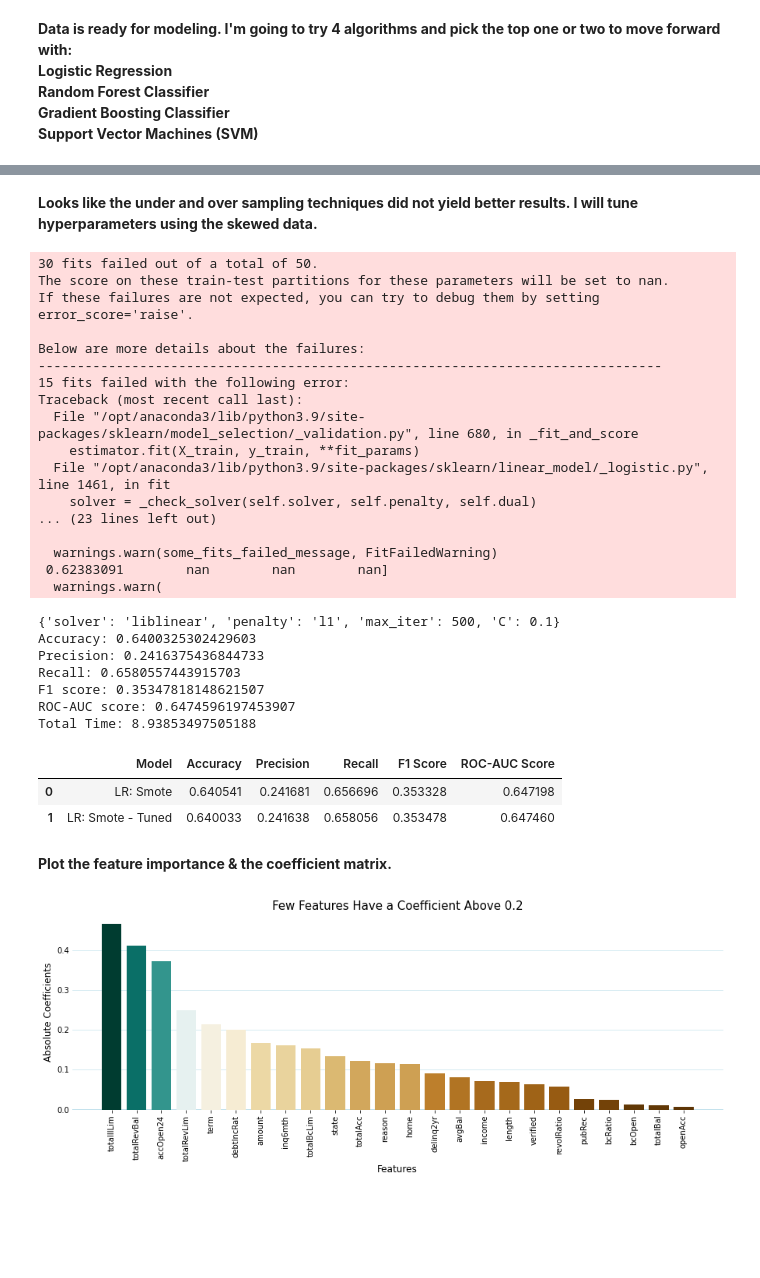
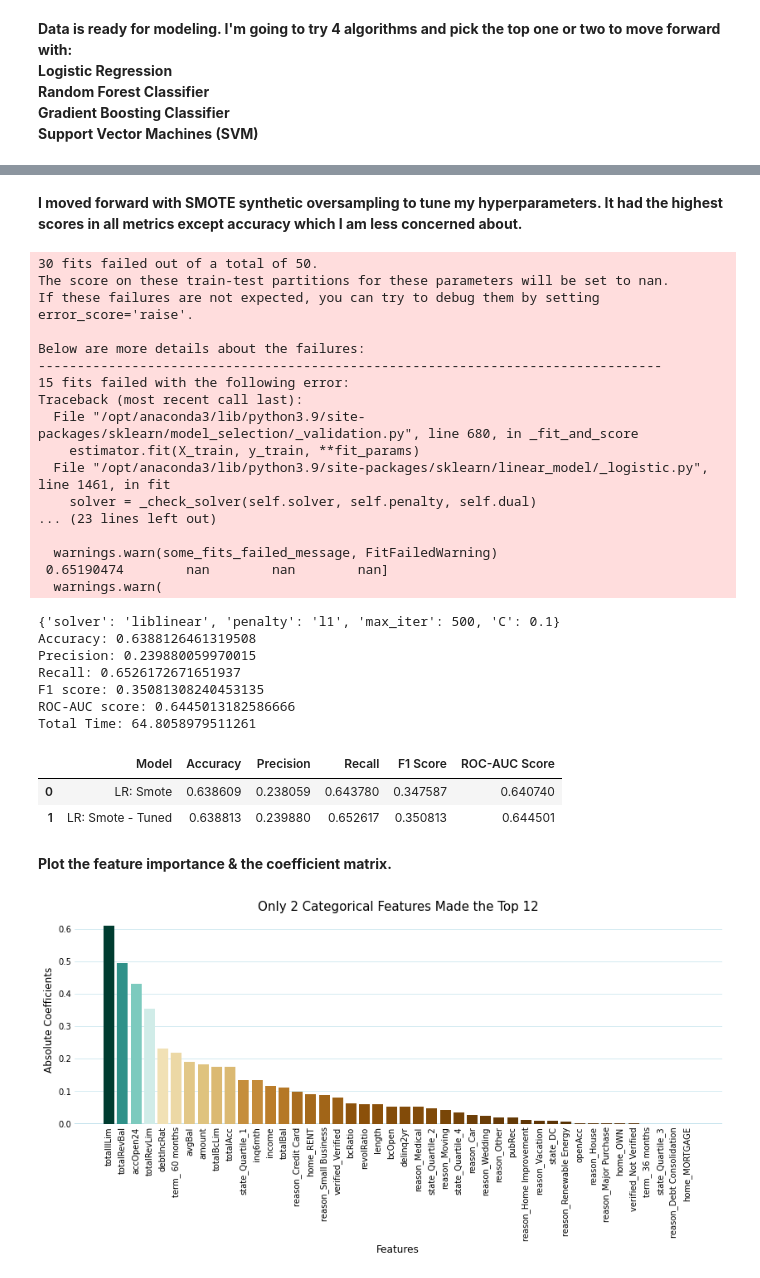
Before and after one commit to marleyberries/Springboard-Main, a Jupyter notebook: Capstone Loan Default Prediction/03_Loan Defaults - Preprocessing & Modeling.ipynb, the cells around one changed output, grey strips where cells are left out. Cells and saved outputs as stored; diff of their text form; code cells hidden in the pictures; blank space fills up the shorter version.

```diff
--- a/Capstone Loan Default Prediction/03_Loan Defaults - Preprocessing & Modeling.ipynb
+++ b/Capstone Loan Default Prediction/03_Loan Defaults - Preprocessing & Modeling.ipynb
@@ -80,16 +78,7 @@ X = df.drop('status', axis=1)
 y = df['status']
 # Encode y
 y = y.replace({'Current': 0, 'Default': 1})
-# %%
-from sklearn.preprocessing import LabelEncoder
-
-# Separate out the target variable
-y = df['status']
-X = df.drop('status', axis=1)
-
-# Encode the categorical features
-le = LabelEncoder()
-for col in X.select_dtypes(include='object').columns:
-    X[col] = le.fit_transform(X[col])
-
-y = y.replace({'Current': 0, 'Default': 1})
+# %%
+# Create dummies and check new feautures
+X = pd.get_dummies(X, drop_first=False)
+X.columns
@@ -99,0 +110,4 @@ len(X.columns)
+# %%
+# Change uint8 data tpes to int
+uint8_cols = X.select_dtypes(include='uint8').columns
+X[uint8_cols] = X[uint8_cols].astype('int')
@@ -475,5 +494,5 @@ lr_scores_df
 # %% [markdown]
-**Looks like the under and over sampling techniques did not yield better results. I will tune hyperparameters using the skewed data.**
+**I moved forward with SMOTE synthetic oversampling to tune my hyperparameters. It had the highest scores in all metrics except accuracy which I am less concerned about.**
 # %%
 start_time = time.time()
 
@@ -492,7 +511,7 @@ params = {
 lr_random = RandomizedSearchCV(estimator=lr, param_distributions=params, n_iter=10, cv=5, random_state=42, scoring='recall')
 
 # Train the model on the training data
-lr_random.fit(X_train_scaled, y_train)
+lr_random.fit(X_train_smote, y_train_smote)
 
 # Get the best hyperparameters
 best_params = lr_random.best_params_
@@ -500,7 +519,7 @@ print(best_params)
 
 # Train the model with the best hyperparameters on the training data
 lr = LogisticRegression(class_weight='balanced', random_state=42, **best_params)
-lr.fit(X_train_scaled, y_train)
+lr.fit(X_train_smote, y_train_smote)
 
 # Make predictions on the test data
 y_pred = lr.predict(X_test_scaled)
@@ -539,15 +558,15 @@ Traceback (most recent call last):
 ... (23 lines left out)
 
   warnings.warn(some_fits_failed_message, FitFailedWarning)
- 0.62383091        nan        nan        nan]
+ 0.65190474        nan        nan        nan]
   warnings.warn(
 {'solver': 'liblinear', 'penalty': 'l1', 'max_iter': 500, 'C': 0.1}
-Accuracy: 0.6400325302429603
-Precision: 0.2416375436844733
-Recall: 0.6580557443915703
-F1 score: 0.35347818148621507
-ROC-AUC score: 0.6474596197453907
-Total Time: 8.93853497505188
+Accuracy: 0.6388126461319508
+Precision: 0.239880059970015
+Recall: 0.6526172671651937
+F1 score: 0.35081308240453135
+ROC-AUC score: 0.6445013182586666
+Total Time: 64.8058979511261
 # %%
 # create a dictionary of scores for each model
 lr_tuned_scores_dict = {
@@ -563,8 +582,8 @@ lr_tuned_scores_df = pd.DataFrame(lr_tuned_scores_dict)
 lr_tuned_scores_df
 # %% [output]
 |  | Model | Accuracy | Precision | Recall | F1 Score | ROC-AUC Score |
-| 0 | LR: Smote | 0.640541 | 0.241681 | 0.656696 | 0.353328 | 0.647198 |
-| 1 | LR: Smote - Tuned | 0.640033 | 0.241638 | 0.658056 | 0.353478 | 0.647460 |
+| 0 | LR: Smote | 0.638609 | 0.238059 | 0.643780 | 0.347587 | 0.640740 |
+| 1 | LR: Smote - Tuned | 0.638813 | 0.239880 | 0.652617 | 0.350813 | 0.644501 |
 # %% [markdown]
 **Plot the feature importance & the coefficient matrix.**
 # %%
@@ -578,40 +597,40 @@ features = list(X_train.columns)
 # Sort the coefficients in descending order
 sorted_idx = coefs.argsort()[::-1]
 sorted_coefs = coefs[sorted_idx]
 sorted_features = [features[i] for i in sorted_idx]
 
 # Plot the feature importance with a color gradient
-plt.figure(figsize=(15, 6))
+plt.figure(figsize=(14, 6))
 bars = plt.bar(sorted_features, sorted_coefs, color=color_map(sorted_coefs / max(sorted_coefs)))
 plt.xticks(rotation=90)
 
 # Add title and labels for x-axis & y-axis
 plt.xlabel('Features', size=12)
 plt.ylabel('Absolute Coefficients', size=12)
-plt.title('Few Features Have a Coefficient Above 0.2', size=15)
+plt.title('Only 2 Categorical Features Made the Top 12', size=15)
 
 # Add horizontal lines behind the bars.
-for i in range(0, 5):
+for i in range(0, 7):
     plt.axhline(y=i/10, color='lightblue', zorder=-1, linewidth=0.5)
 
 # Add a horizontal line at 0.0
 plt.axhline(y=0.0, color='lightblue', zorder=-1, linewidth=1.50)
 
 # Remove the spines of the plot
 sns.despine(bottom=True, left=True)
 
-# Remove the little ticks on the y-axis
-plt.tick_params(axis='y', which='both', length=0)
+# Remove the little ticks on the x-axis & y-axis
+plt.tick_params(which='both', length=0)
 
 # Add space between the bars
 plt.subplots_adjust(bottom=0.3)
 
 # Save the figure as a PNG image
-plt.savefig('Images/Feature Importance', dpi=300, bbox_inches='tight')
+plt.savefig('Images/15_Feature Importance', dpi=300, bbox_inches='tight')
 
 plt.show()
 # %% [output]
-[figure, old version]
+[figure, new version]
 # %%
 # Create a color gradient for the bar chart
 color_map = plt.cm.get_cmap('BrBG')
```
Also changed, not shown: parts of 25 cells of this notebook.
